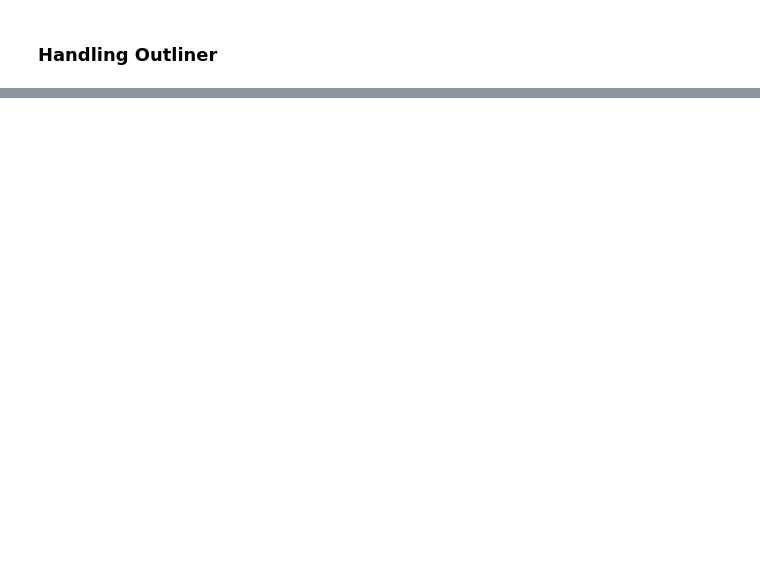
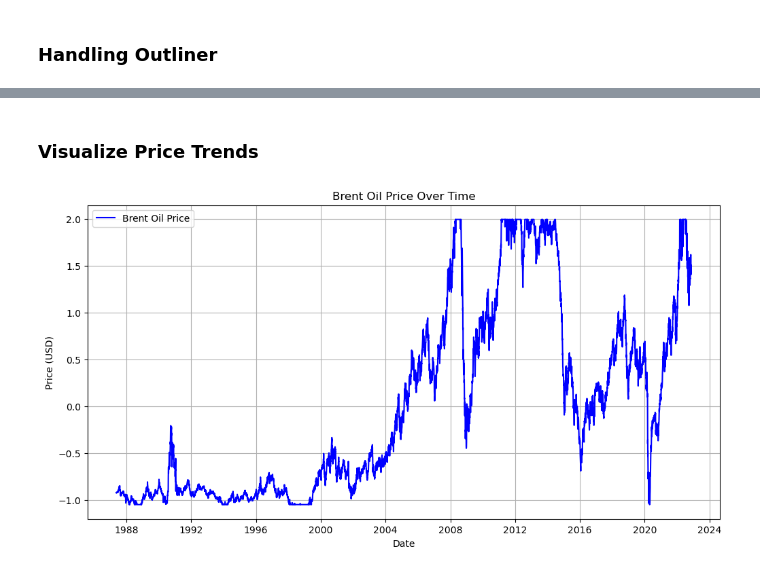
Before and after one commit to KingBetse/kifiya-AIM-W10, a Jupyter notebook: notebooks/task-1.ipynb, the cells around one changed output, grey strips where cells are left out. Drawn from its saved outputs; the diff is of its cells as text; code cells hidden in the pictures; blank space fills up the shorter version.

```diff
--- a/notebooks/task-1.ipynb
+++ b/notebooks/task-1.ipynb
@@ -30,5 +32,5 @@ dtype: int64
+# %%
+
+df = df[df['Price'] >= 0]
 # %% [markdown]
 ### Handling Outliner
-# %%
-from scipy import stats
-df = df[(np.abs(stats.zscore(df['price'])) < 3)]
@@ -36,0 +37,7 @@ NameError: name 'np' is not defined
+# %%
+from scipy import stats
+df = df[(np.abs(stats.zscore(df['Price'])) < 3)]
+upper_limit = df['Price'].quantile(0.95)
+lower_limit = df['Price'].quantile(0.05)
+df['Price'] = np.where(df['Price'] > upper_limit, upper_limit, df['Price'])
+df['Price'] = np.where(df['Price'] < lower_limit, lower_limit, df['Price'])
@@ -36,0 +46,8 @@ NameError: name 'np' is not defined
+# %%
+from sklearn.preprocessing import StandardScaler
+
+scaler = StandardScaler()
+df[['Price']] = scaler.fit_transform(df[['Price']])
+
+print(df.info())
+print(df.describe())
@@ -36,0 +74,19 @@ NameError: name 'np' is not defined
+# %% [markdown]
+### Visualize Price Trends
+# %%
+import matplotlib.pyplot as plt
+
+# Convert 'date' column to datetime if necessary
+df['Date'] = pd.to_datetime(df['Date'])
+
+# Plotting the price trend
+plt.figure(figsize=(12, 6))
+plt.plot(df['Date'], df['Price'], label='Brent Oil Price', color='blue')
+plt.title('Brent Oil Price Over Time')
+plt.xlabel('Date')
+plt.ylabel('Price (USD)')
+plt.legend()
+plt.grid()
+plt.show()
+# %% [output]
+[figure, added]
```
Also changed, not shown: parts of 5 cells of this notebook, 2 other files.
